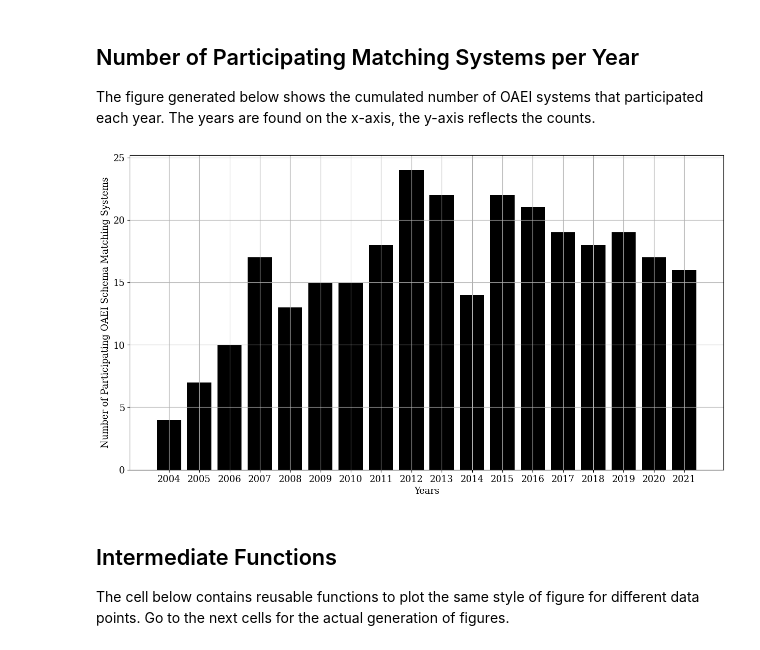
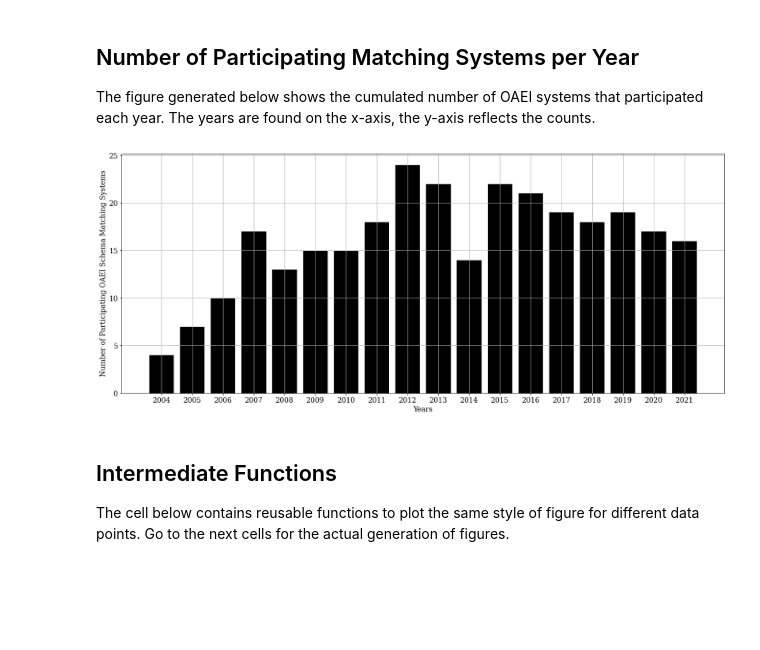
Before and after one commit to janothan/bk-in-matching-survey, a Jupyter notebook: submission_2/Survey_Paper_Figures.ipynb, the cells around one changed output. Drawn from its saved outputs; the diff is of its cells as text; code cells hidden in the pictures; blank space fills up the shorter version.

```diff
--- a/submission_2/Survey_Paper_Figures.ipynb
+++ b/submission_2/Survey_Paper_Figures.ipynb
@@ -544,39 +544,39 @@ from matplotlib import rcParams
 from IPython.core.display import display, HTML
 
 fig_size = plt.rcParams["figure.figsize"]
-fig_size[0] = 15
+fig_size[0] = 20
 fig_size[1] = 8
 fig, ax = plt.subplots()
 
 system_per_year = {}
 for i in range(2004, 2022):
     for system, ranges in data.items():
         #print(f"Check if system {system} participated in {i}.")
         for range_ in ranges:
             #print(f"\tRange: {range_}")
             if i in range(range_[0], range_[1]) or i == range_[0] or i == range_[1]:
                 #print(f"\t\tYES")
                 if str(i) not in system_per_year:
                     system_per_year[str(i)] = 1
                 else:
                     system_per_year[str(i)] += 1
             else:
                 #print(f"\t\tNO")
                 pass
 #print(system_per_year)
 spy_data = system_per_year
 
 ax.bar(range(len(spy_data)), list(spy_data.values()), align='center', color="black")
 ax.set_xticks(range(len(spy_data)))
 
 ax.set_xticklabels(list(spy_data.keys()))
 ax.set_xlabel("Years")
 ax.set_ylabel("Number of Participating OAEI Schema Matching Systems")
 ax.grid()
 plt.savefig("number_of_participating_systems.png", bbox_inches='tight')
 plt.show()
 # %% [output]
-[figure, old version]
+[figure, new version]
 # %% [markdown]
 ## Intermediate Functions
 The cell below contains reusable functions to plot the same style of figure for different data points.
```
Also changed, not shown: 15 other files.
